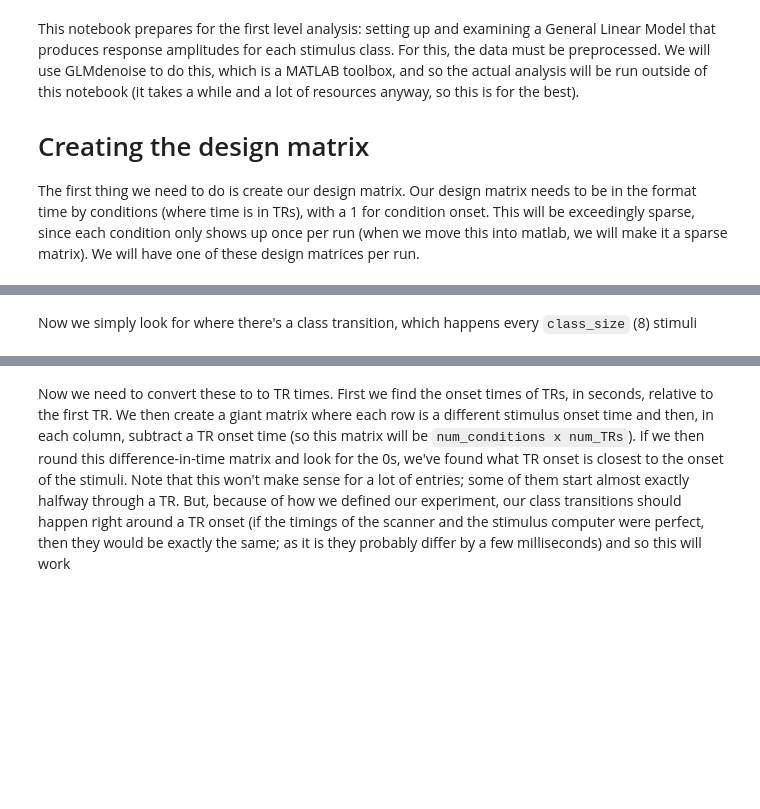
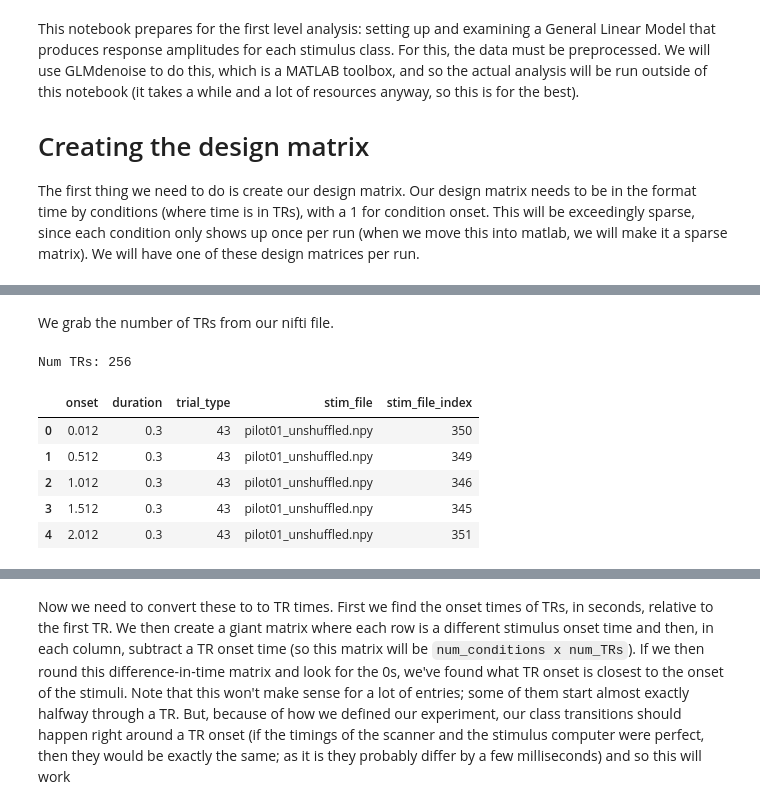
Before and after one commit to billbrod/spatial-frequency-preferences, a Jupyter notebook: notebooks/03-Design-matrices.ipynb, the cells around one changed output, grey strips where cells are left out. Drawn from its saved outputs; the diff is of its cells as text; code cells hidden in the pictures; blank space fills up the shorter version.

```diff
--- a/notebooks/03-Design-matrices.ipynb
+++ b/notebooks/03-Design-matrices.ipynb
@@ -116,2 +18,0 @@ reduced_df['Onset time (sec)'] = timing
-# %% [markdown]
-Now we simply look for where there's a class transition, which happens every `class_size` (8) stimuli
@@ -119,0 +19,24 @@ design_df = reduced_df[::class_size]
+# %%
+layout = BIDSLayout("/home/billbrod/Data/spatial_frequency_preferences/")
+# This contains all the design information
+tsv_df = pd.read_csv(layout.get(type='events', subject='wlsubj001', session='01' ,run=1)[0].filename)
+
+nii_file = layout.get(type='bold', subject='wlsubj001', session='01', run=1)[0].filename
+# We need to load in the nifti file so we can determine how many TRs there were
+nii = nib.load(nii_file)
+# %% [markdown]
+We grab the number of TRs from our nifti file.
+# %%
+n_TRs = nii.shape[3]
+print("Num TRs: %d" % n_TRs)
+# %% [output]
+Num TRs: 256
+# %%
+tsv_df.head()
+# %% [output]
+|  | onset | duration | trial_type | stim_file | stim_file_index |
+| 0 | 0.012 | 0.3 | 43 | pilot01_unshuffled.npy | 350 |
+| 1 | 0.512 | 0.3 | 43 | pilot01_unshuffled.npy | 349 |
+| 2 | 1.012 | 0.3 | 43 | pilot01_unshuffled.npy | 346 |
+| 3 | 1.512 | 0.3 | 43 | pilot01_unshuffled.npy | 345 |
+| 4 | 2.012 | 0.3 | 43 | pilot01_unshuffled.npy | 351 |
```
Also changed, not shown: parts of 34 cells of this notebook, 1 other file.
